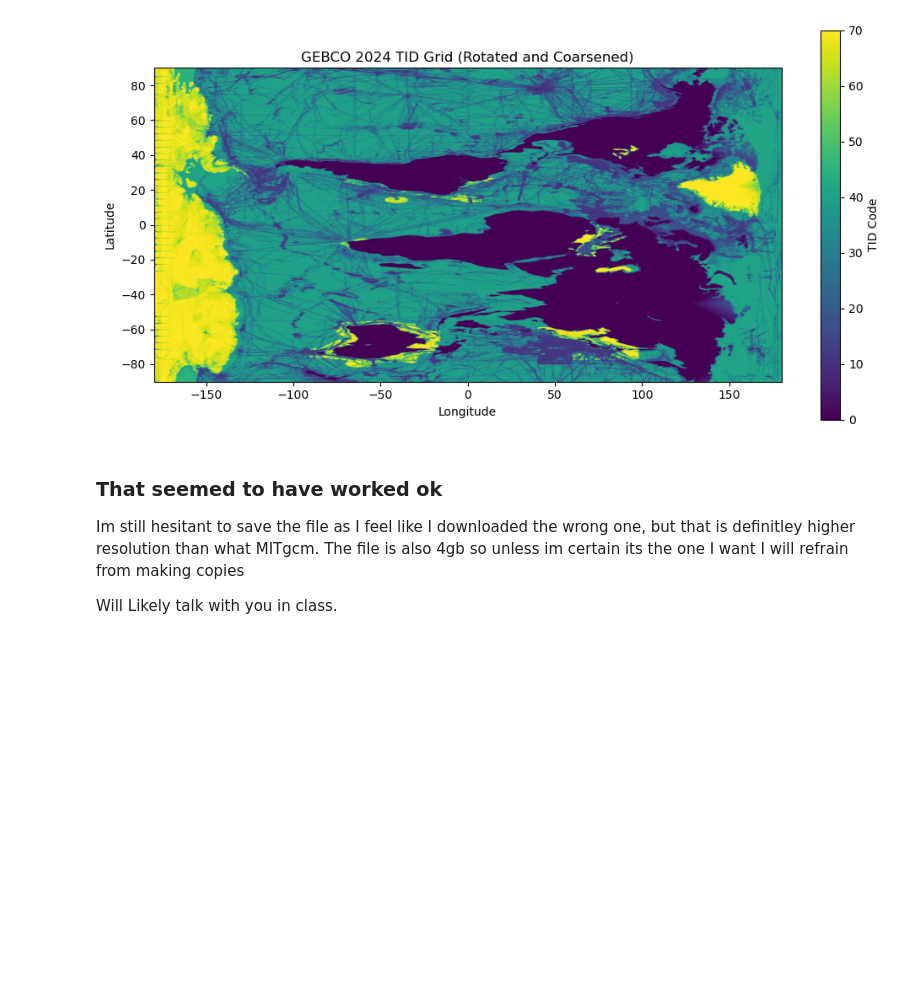
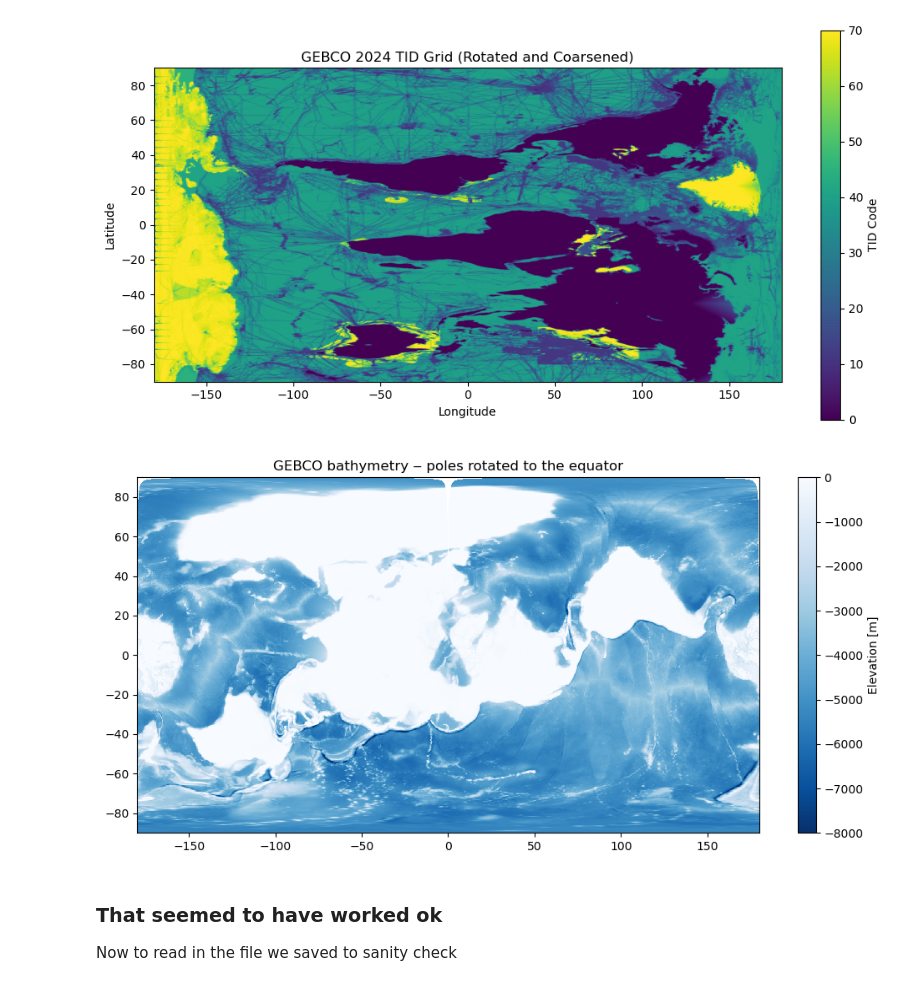
Before and after one commit to Shruichan/cs185c_spring2025, a Jupyter notebook: Rotate_The_Earth/Rotating_Bathymetry.ipynb, the cells around one changed output. Cells and saved outputs as stored; diff of their text form; code cells hidden in the pictures; blank space fills up the shorter version.

```diff
--- a/Rotate_The_Earth/Rotating_Bathymetry.ipynb
+++ b/Rotate_The_Earth/Rotating_Bathymetry.ipynb
@@ -142,9 +224,56 @@ plt.colorbar(label="TID Code")
 plt.show()
 # %% [output]
 [figure]
+# %%
+lat_orig = lat_c
+lon_orig = lon_c
+elev_orig = bathy_c
+
+
+lon_orig_e = np.where(lon_orig < 0, lon_orig + 360, lon_orig)
+sort_idx = np.argsort(lon_orig_e)
+lon_orig_e = lon_orig_e[sort_idx]
+elev_orig  = elev_orig[:, sort_idx]
+
+interp = RegularGridInterpolator(
+    (lat_orig, lon_orig_e),
+    elev_orig,
+    bounds_error=False,
+    fill_value=np.nan,
+)
+
+
+LAT, LON = np.meshgrid(lat_orig, lon_orig_e, indexing="ij")
+
+
+lat_r = np.deg2rad(LAT)
+lon_r = np.deg2rad(LON)
+x = np.cos(lat_r) * np.cos(lon_r)
+y = np.cos(lat_r) * np.sin(lon_r)
+z = np.sin(lat_r)
+xp, yp, zp = z, y, -x
+
+lat_src = np.rad2deg(np.arcsin(zp))
+lon_src = np.rad2deg(np.arctan2(yp, xp))
+lon_src = (lon_src + 360) % 360
+bathy_rot = interp(np.dstack((lat_src, lon_src)))
+
+
+bathy_rot = np.where(bathy_rot > 0, 0, bathy_rot)
+
+
+plt.figure(figsize=(10, 5))
+plt.pcolormesh(lon_c, lat_c, bathy_rot,
+               vmin=-8000, vmax=0, cmap="Blues_r", shading="auto")
+
+plt.title("GEBCO bathymetry ‒ poles rotated to the equator")
+plt.colorbar(label="Elevation [m]")
+plt.tight_layout();  plt.show()
+
+bathy_rot.astype(np.float32).tofile("rotated_global_bathymetry.bin")
+# %% [output]
+[figure, added]
 # %% [markdown]
 ### That seemed to have worked ok
-Im still hesitant to save the file as I feel like I downloaded the wrong one, but that is definitley higher resolution than what MITgcm.
-The file is also 4gb so unless im certain its the one I want I will refrain from making copies
 
-Will Likely talk with you in class.
+Now to read in the file we saved to sanity check
```
Also changed, not shown: parts of 5 cells of this notebook.
